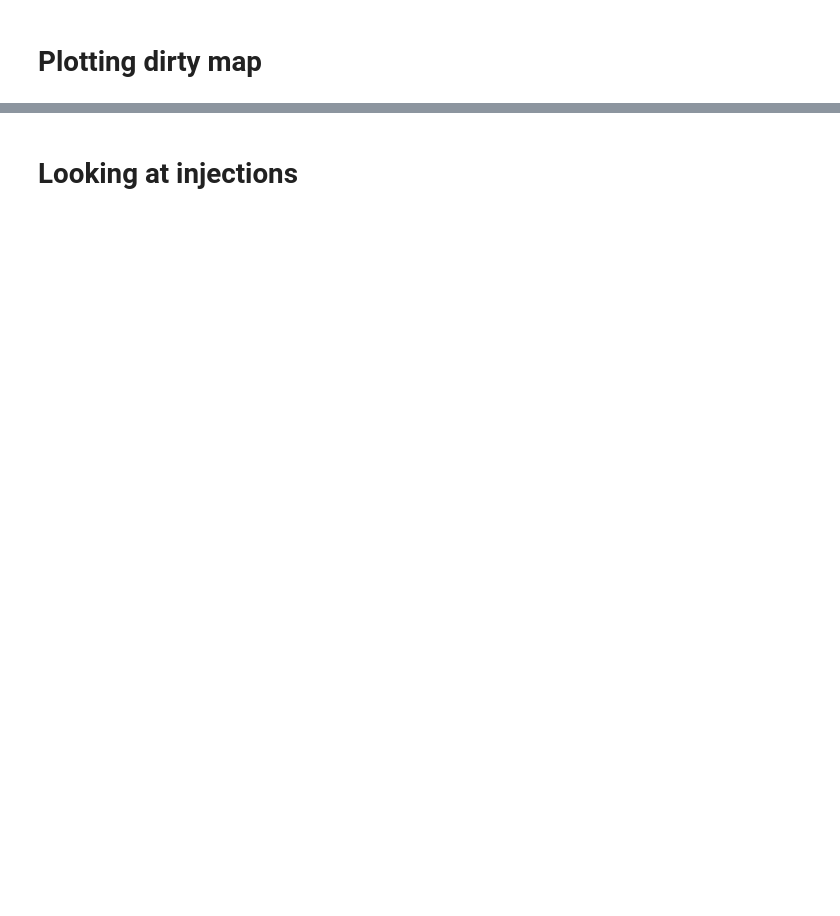
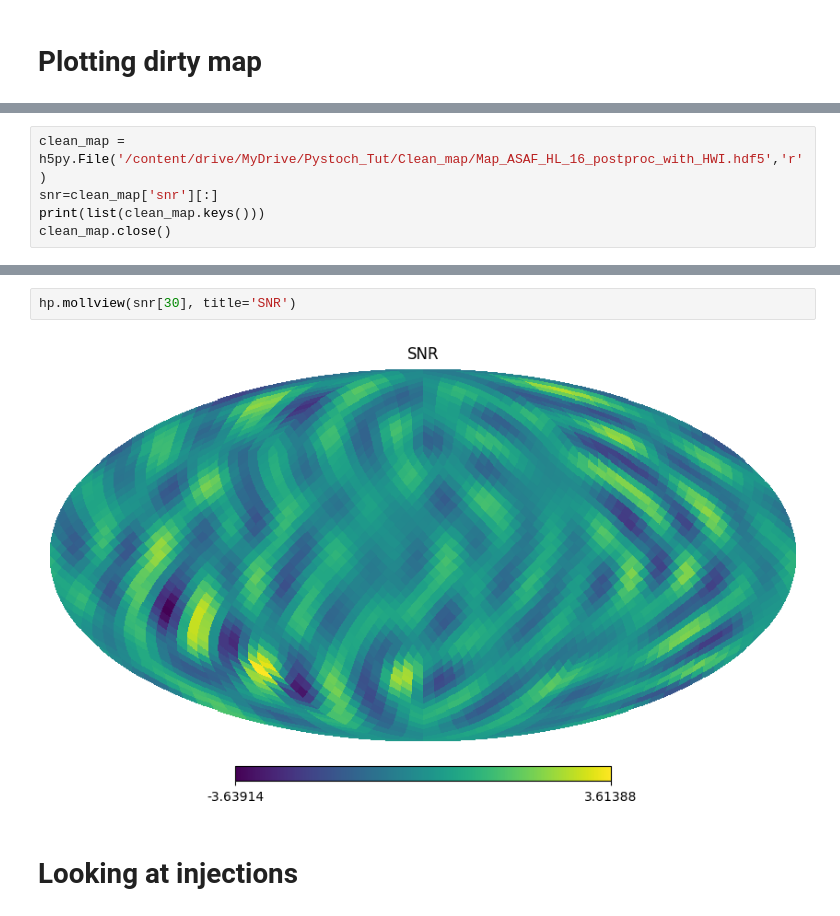
Before and after one commit to Yogita-Kumari/Pystoch-tutorial, a Jupyter notebook: Pystoch_tut.ipynb, the cells around one changed output, grey strips where cells are left out. Drawn from its saved outputs; the diff is of its cells as text; blank space fills up the shorter version.

```diff
--- a/Pystoch_tut.ipynb
+++ b/Pystoch_tut.ipynb
@@ -67,0 +176,5 @@ Complete.
+# %%
+clean_map = h5py.File('/content/drive/MyDrive/Pystoch_Tut/Clean_map/Map_ASAF_HL_16_postproc_with_HWI.hdf5','r')
+snr=clean_map['snr'][:]
+print(list(clean_map.keys()))
+clean_map.close()
@@ -68,2 +199,6 @@ Complete.
+# %%
+hp.mollview(snr[30], title='SNR')
+# %% [output]
+[figure, added]
 # %% [markdown]
 # Looking at injections
```
Also changed, not shown: parts of 20 cells of this notebook.
